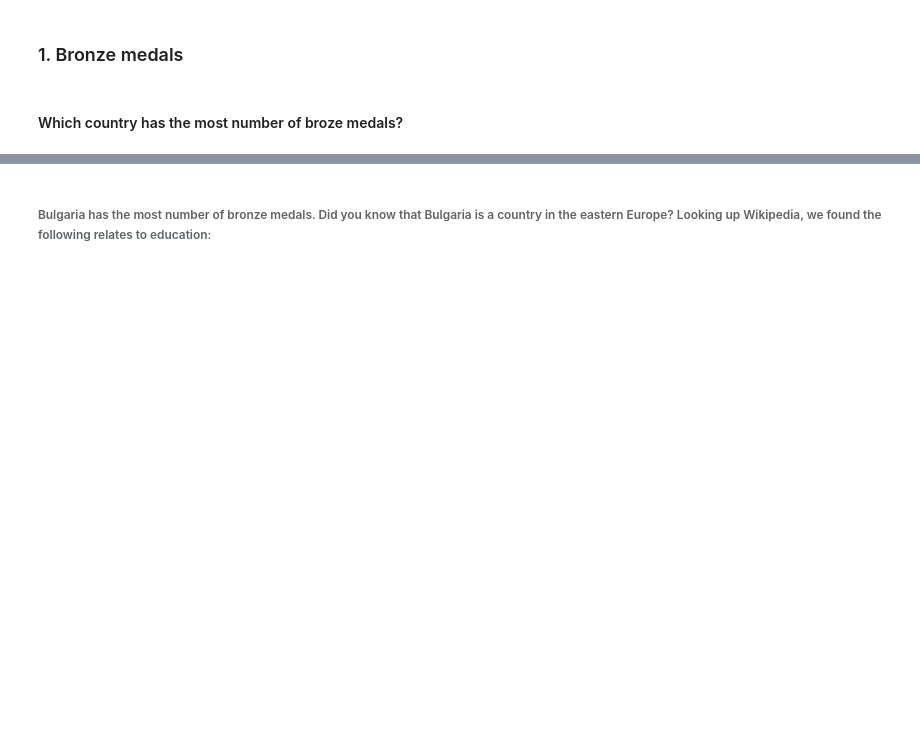
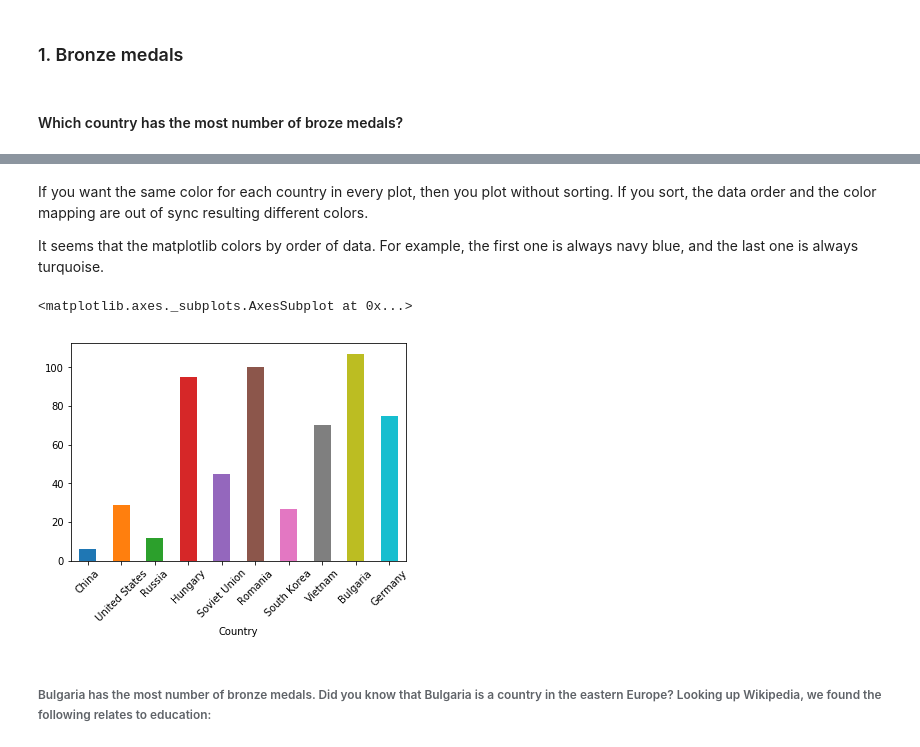
Before and after one commit to magicmathmandarin/IMO, a Jupyter notebook: IMO Medals.ipynb, the cells around one changed output, grey strips where cells are left out. Drawn from its saved outputs; the diff is of its cells as text; code cells hidden in the pictures; blank space fills up the shorter version.

Commit message:
updated custom color and picture section

```diff
--- a/IMO Medals.ipynb
+++ b/IMO Medals.ipynb
@@ -41,3 +64,12 @@ df.Bronze.sort_values().plot(kind='bar',rot=45)
+# %% [markdown]
+If you want the same color for each country in every plot, then you plot without sorting.  If you sort, the data order and the color mapping are out of sync resulting different colors.
+
+It seems that the matplotlib colors by order of data.  For example, the first one is always navy blue, and the last one is always turquoise.
+# %%
+df.Bronze.plot(kind='bar',rot=45)
+# %% [output]
+<matplotlib.axes._subplots.AxesSubplot at 0x...>
+[figure, added]
 # %% [markdown]
 ###### Bulgaria has the most number of bronze medals.  Did you know that Bulgaria is a country in the eastern Europe?  Looking up Wikipedia, we found the following relates to education:
 # %% [markdown]
```
Also changed, not shown: parts of 24 cells of this notebook, 9 other files.
